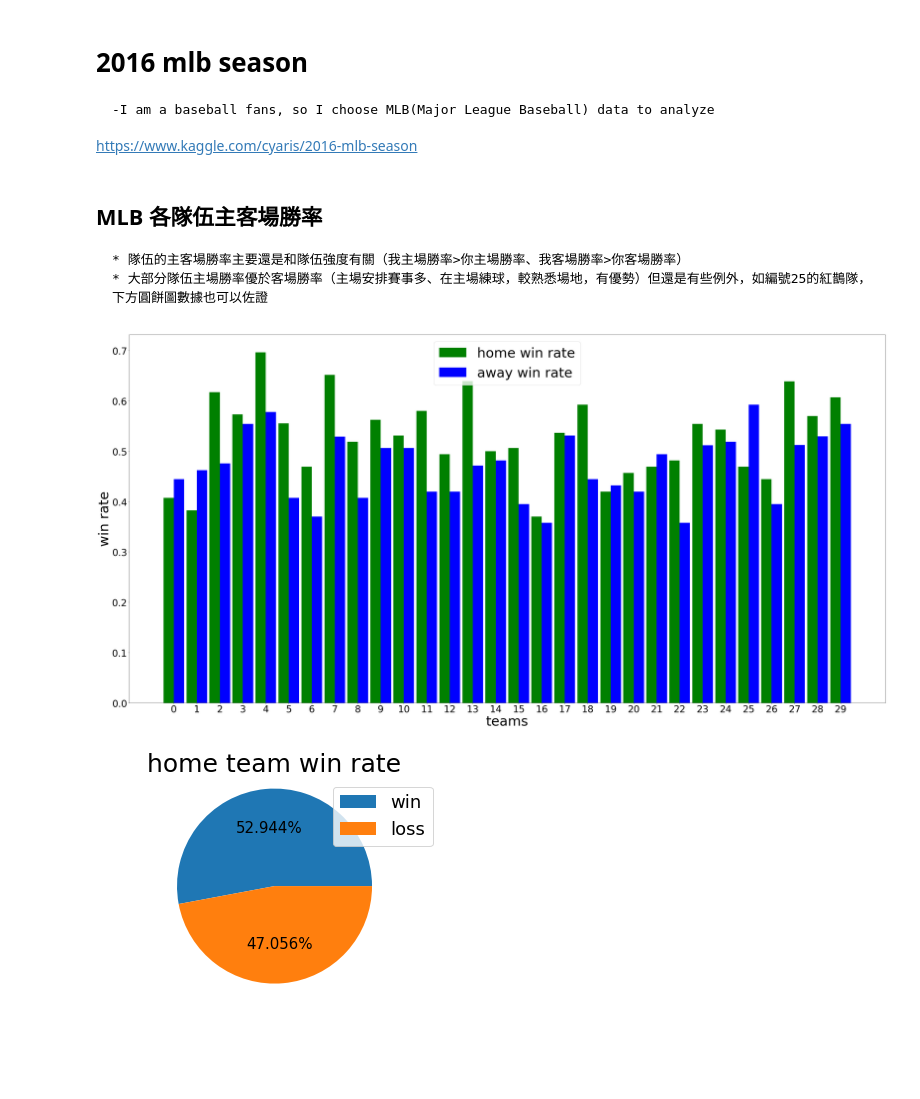
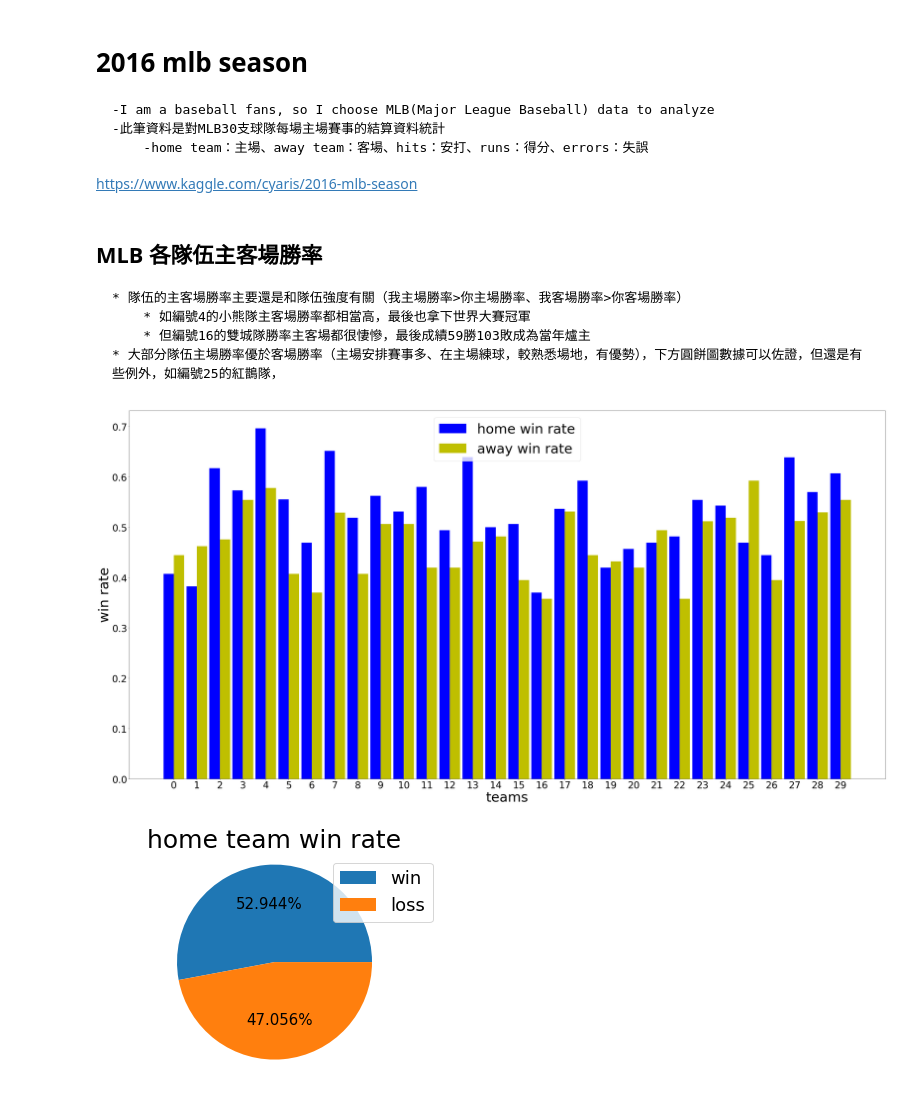
Before and after one commit to epnwayne/Fundamentals_of_Date_Analytics_HW, a Jupyter notebook: hw1_part2.ipynb, the cells around one changed output. Saved outputs shown, nothing was run; the diff lists cells and outputs as text; code cells hidden in the pictures; blank space fills up the shorter version.

```diff
--- a/hw1_part2.ipynb
+++ b/hw1_part2.ipynb
@@ -1,6 +1,9 @@
 # %% [markdown]
 # **2016 mlb season**
     -I am a baseball fans, so I choose MLB(Major League Baseball) data to analyze
+    -此筆資料是對MLB30支球隊每場主場賽事的結算資料統計
+        -home team：主場、away team：客場、hits：安打、runs：得分、errors：失誤
+
 https://www.kaggle.com/cyaris/2016-mlb-season
 # %%
 import pandas as pd
@@ -11,26 +15,28 @@ pd_data = pd.read_csv('./baseball_reference_2016_clean.csv')
 # %% [markdown]
 ## MLB 各隊伍主客場勝率
     * 隊伍的主客場勝率主要還是和隊伍強度有關（我主場勝率>你主場勝率、我客場勝率>你客場勝率）
-    * 大部分隊伍主場勝率優於客場勝率（主場安排賽事多、在主場練球，較熟悉場地，有優勢）但還是有些例外，如編號25的紅鵲隊，下方圓餅圖數據也可以佐證
+        * 如編號4的小熊隊主客場勝率都相當高，最後也拿下世界大賽冠軍
+        * 但編號16的雙城隊勝率主客場都很悽慘，最後成績59勝103敗成為當年爐主
+    * 大部分隊伍主場勝率優於客場勝率（主場安排賽事多、在主場練球，較熟悉場地，有優勢），下方圓餅圖數據可以佐證，但還是有些例外，如編號25的紅鵲隊，
 # %%
 home_win_rate = pd_data.groupby('home_team')['home_team_win']\
     .mean().reset_index(name = 'home win rate')
 away_win_rate = pd_data.groupby('away_team')['home_team_loss']\
     .mean().reset_index(name = 'away win rate')
 
 plt.figure(figsize = (50, 25))
 index = np.arange(30)
 bar_width = 0.45
-plt.bar(index, home_win_rate['home win rate'], bar_width, color = 'g', label = 'home win rate')
-plt.bar(index+bar_width, away_win_rate['away win rate'], bar_width, color = 'b', label = 'away win rate')
+plt.bar(index, home_win_rate['home win rate'], bar_width, color = 'b', label = 'home win rate')
+plt.bar(index+bar_width, away_win_rate['away win rate'], bar_width, color = 'y', label = 'away win rate')
 plt.xticks(index+bar_width/2, index, fontsize = 35)
 plt.yticks(fontsize = 35)
 plt.xlabel('teams', fontsize = 50)
 plt.ylabel('win rate', fontsize = 50)
 plt.legend(loc = 'upper center', fontsize = 50)
 plt.show()
 # %% [output]
-[figure, old version]
+[figure, new version]
 # %%
 win = pd_data['home_team_outcome'].value_counts()[0]
 loss = pd_data['home_team_outcome'].value_counts()[1]
```
Also changed, not shown: parts of 3 cells of this notebook.
